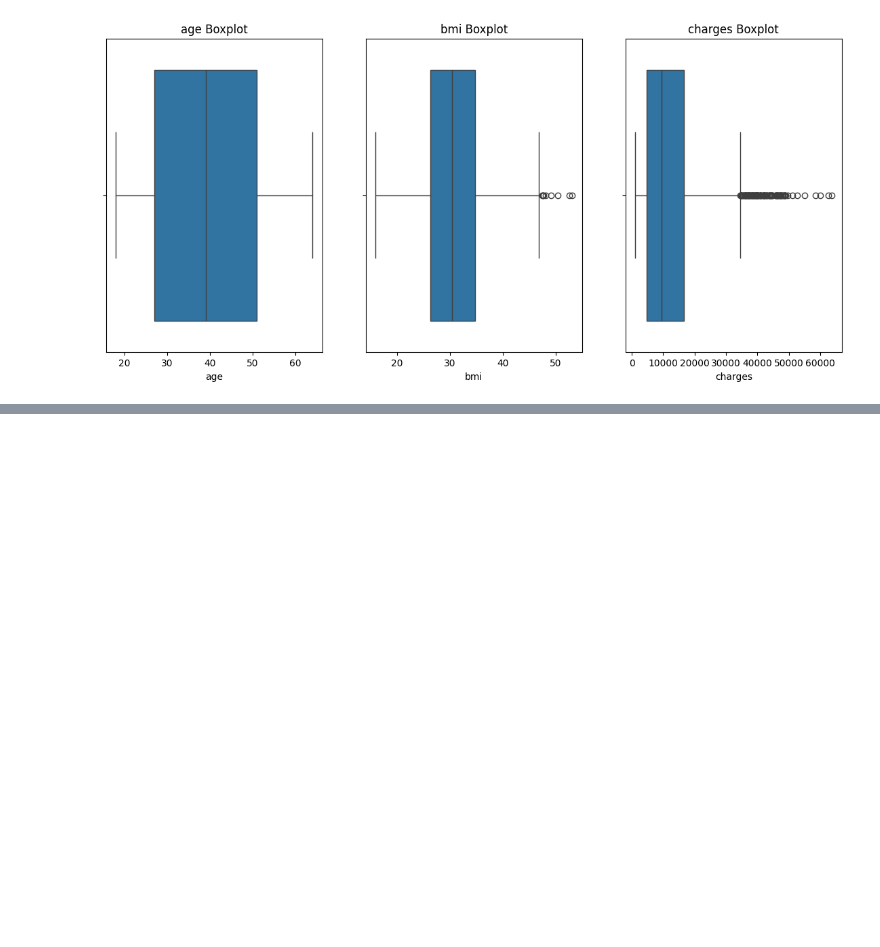
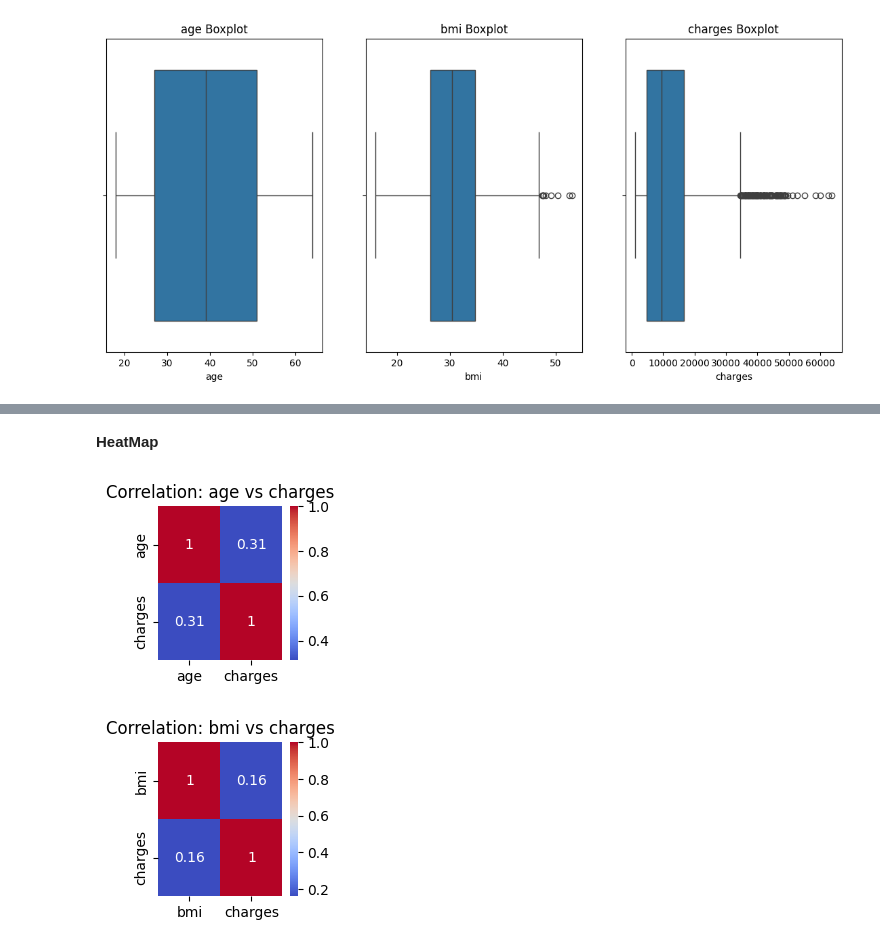
Before and after one commit to DaiMagdy/AI-82, a Jupyter notebook: Preprocessing/insurance.ipynb, the cells around one changed output, grey strips where cells are left out. Drawn from its saved outputs; the diff is of its cells as text; code cells hidden in the pictures; blank space fills up the shorter version.

```diff
--- a/Preprocessing/insurance.ipynb
+++ b/Preprocessing/insurance.ipynb
@@ -326,0 +361,12 @@ ImportError: cannot import name 'check_outliers' from 'preprocessing' (d:\Amit D
+# %% [markdown]
+**HeatMap**
+# %%
+for col in num_col:
+    corr = df[[col, 'charges']].corr()
+    plt.figure(figsize=(2,2))
+    sns.heatmap(corr, annot=True, cmap="coolwarm")
+    plt.title(f"Correlation: {col} vs charges")
+    plt.show()
+# %% [output]
+[figure, added]
+[figure, added]
```
Also changed, not shown: parts of 27 cells of this notebook.
